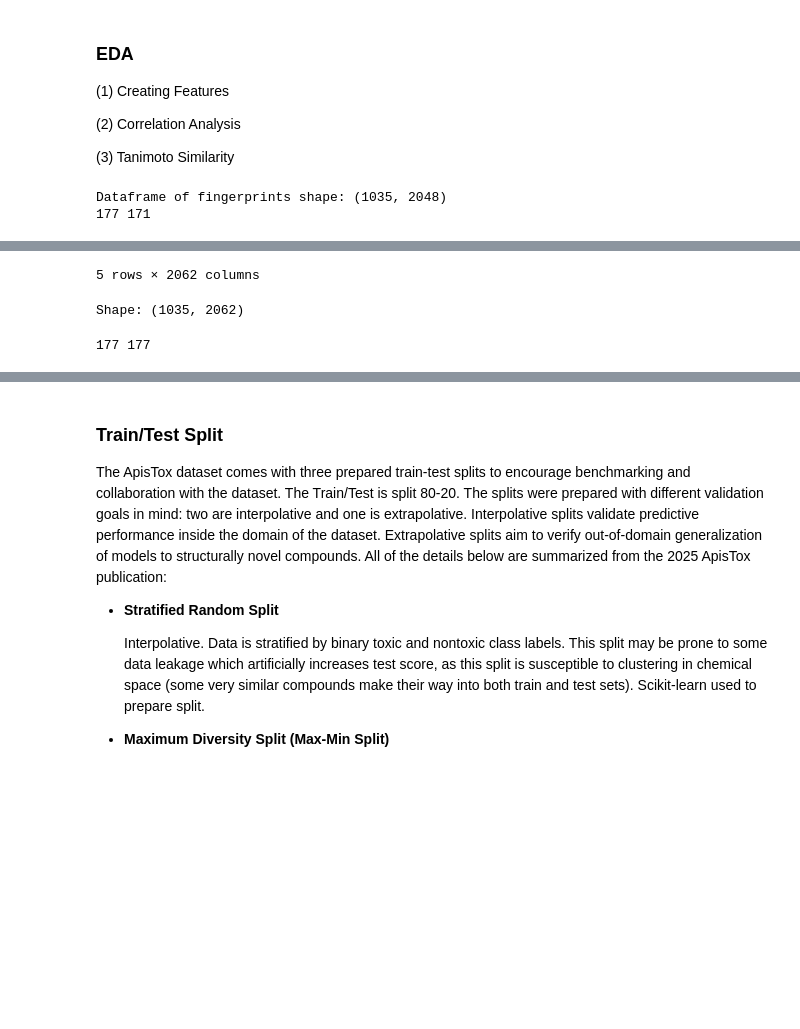
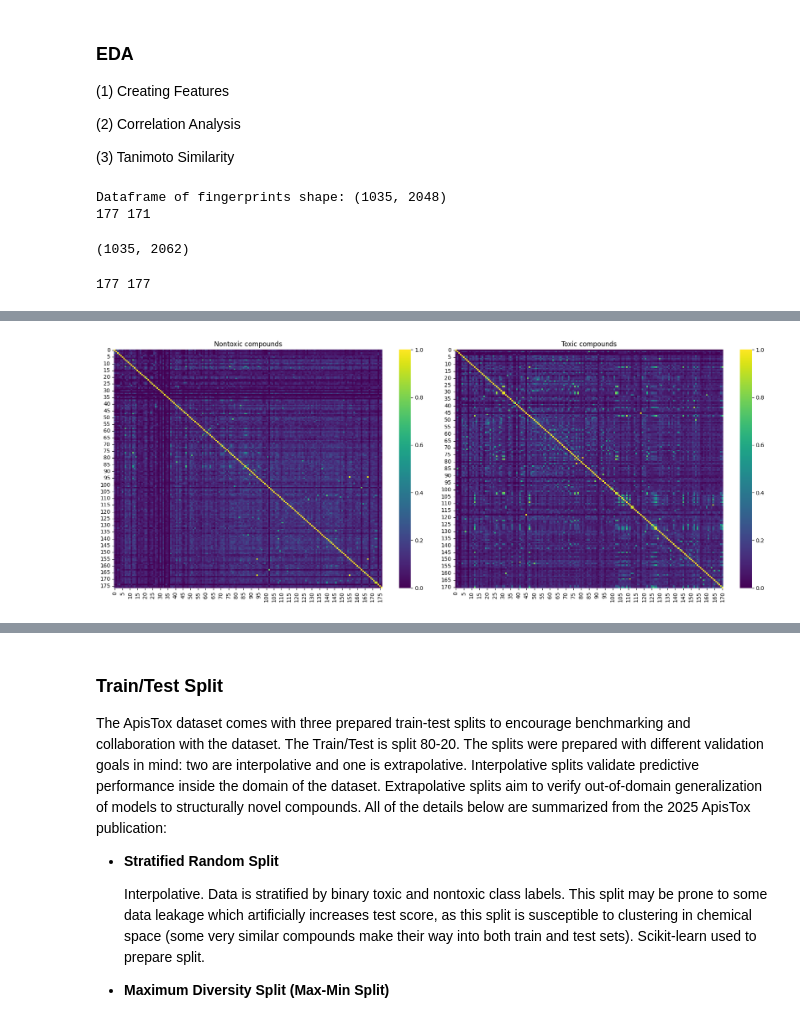
Before and after one commit to ella-satt/che1147-bees, a Jupyter notebook: notebooks/project_Linda_final.ipynb, the cells around one changed output, grey strips where cells are left out. Cells and saved outputs as stored; diff of their text form; code cells hidden in the pictures; blank space fills up the shorter version.

```diff
--- a/notebooks/project_Linda_final.ipynb
+++ b/notebooks/project_Linda_final.ipynb
@@ -36,8 +39,12 @@ np.random.seed(RANDOM_SEED)
 # %% [markdown]
 #### Load Dataset
 # %%
-url = "https://zenodo.org/records/11062077/files/dataset_final.csv?download=1"
-df = pd.read_csv(url)
+#url = "https://zenodo.org/records/11062077/files/dataset_final.csv?download=1"
+#df = pd.read_csv("~/data/raw/apistox_full_raw.csv")
+
+DATA_DIR = "../data/raw"
+DATA_FILE = os.path.join(DATA_DIR, "apistox_full_raw.csv")
+df = pd.read_csv(DATA_FILE)
 display(df.head())
 print("Shape:", df.shape)
 print("Columns:", df.columns.tolist())
@@ -74,6 +89,7 @@ for mol in df['molecule']:
 # Convert to DataFrame with indexed column names
 fp_columns = [f'Morgan_bit_{i}' for i in range(2048)]
 fingerprint_df = pd.DataFrame(fingerprints, columns=fp_columns, index=df.index)
+df_fp = pd.concat([df, fingerprint_df], axis=1)
 
 print(f"Dataframe of fingerprints shape: {fingerprint_df.shape}")
 
@@ -88,13 +104,49 @@ nontox_df = df[df['ppdb_level'] == 0]
 toxic_df = df[df['ppdb_level'] == 2]
 
 print(len(nontox_df), len(toxic_df))
+df_fp.shape
 # %% [output]
 Dataframe of fingerprints shape: (1035, 2048)
 177 171
+(1035, 2062)
+# %%
+### Computing Tanimoto Similarity ###
+def compare_fp_parameters(mols, molecule_names, radius, fp_size, column):
+    generator = rdFingerprintGenerator.GetMorganGenerator(
+        radius=radius,
+        fpSize=fp_size
+    )
+    fingerprints = [generator.GetFingerprint(mol) for mol in column]
+
+    matrix = []
+    for fp_a in fingerprints:
+        row = [
+            TanimotoSimilarity(fp_a, fp_b)
+            for fp_b in fingerprints
+        ]
+        matrix.append(row)
+
+    return pd.DataFrame(matrix)
+mols_nontox = nontox_df['molecule'].tolist() #.iloc[:177].tolist()
+names_nontox = nontox_df['name'].tolist() #[:177].astype(str).tolist()
+
+print(len(mols_nontox), len(names_nontox))
+# %% [output]
+177 177
 # %%
-# Combine original data and fingerprints, matching rows by index
-df_fp = pd.concat([df, fingerprint_df], axis=1)
+### Plot Similarities in Nontoxic and Toxic ###
+similarity_nontox = compare_fp_parameters(
+    mols_nontox, names_nontox, radius=2, fp_size=1024, column = nontox_df['molecule'])
+similarity_tox = compare_fp_parameters(
+    mols_nontox, names_nontox, radius=2, fp_size=1024, column = toxic_df['molecule'])
+fig, axes = plt.subplots(1, 2, figsize=(18, 7)) # plot matrices side-by-side
 
-display(df_fp.head())
-print("Shape:", df_fp.shape)
+sns.heatmap(similarity_nontox, ax=axes[0], cmap="viridis", vmin=0, vmax=1)
+axes[0].set_title("Nontoxic compounds")
+
+sns.heatmap(similarity_tox, ax=axes[1], cmap="viridis", vmin=0, vmax=1)
+axes[1].set_title("Toxic compounds")
+
+plt.tight_layout()
+plt.show();
 # %% [output]
@@ -107,26 +153 @@ print("Shape:", df_fp.shape)
-5 rows × 2062 columns
-Shape: (1035, 2062)
+[figure, added]
-# %%
-### Computing Tanimoto Similarity ###
-def compare_fp_parameters(mols, molecule_names, radius, fp_size, column):
-    generator = rdFingerprintGenerator.GetMorganGenerator(
-        radius=radius,
-        fpSize=fp_size
-    )
-    fingerprints = [generator.GetFingerprint(mol) for mol in column]
-
-    matrix = []
-    for fp_a in fingerprints:
-        row = [
-            TanimotoSimilarity(fp_a, fp_b)
-            for fp_b in fingerprints
-        ]
-        matrix.append(row)
-
-    return pd.DataFrame(matrix)
-mols_nontox = nontox_df['molecule'].tolist() #.iloc[:177].tolist()
-names_nontox = nontox_df['name'].tolist() #[:177].astype(str).tolist()
-
-print(len(mols_nontox), len(names_nontox))
-# %% [output]
-177 177
```
Also changed, not shown: parts of 51 cells of this notebook.
